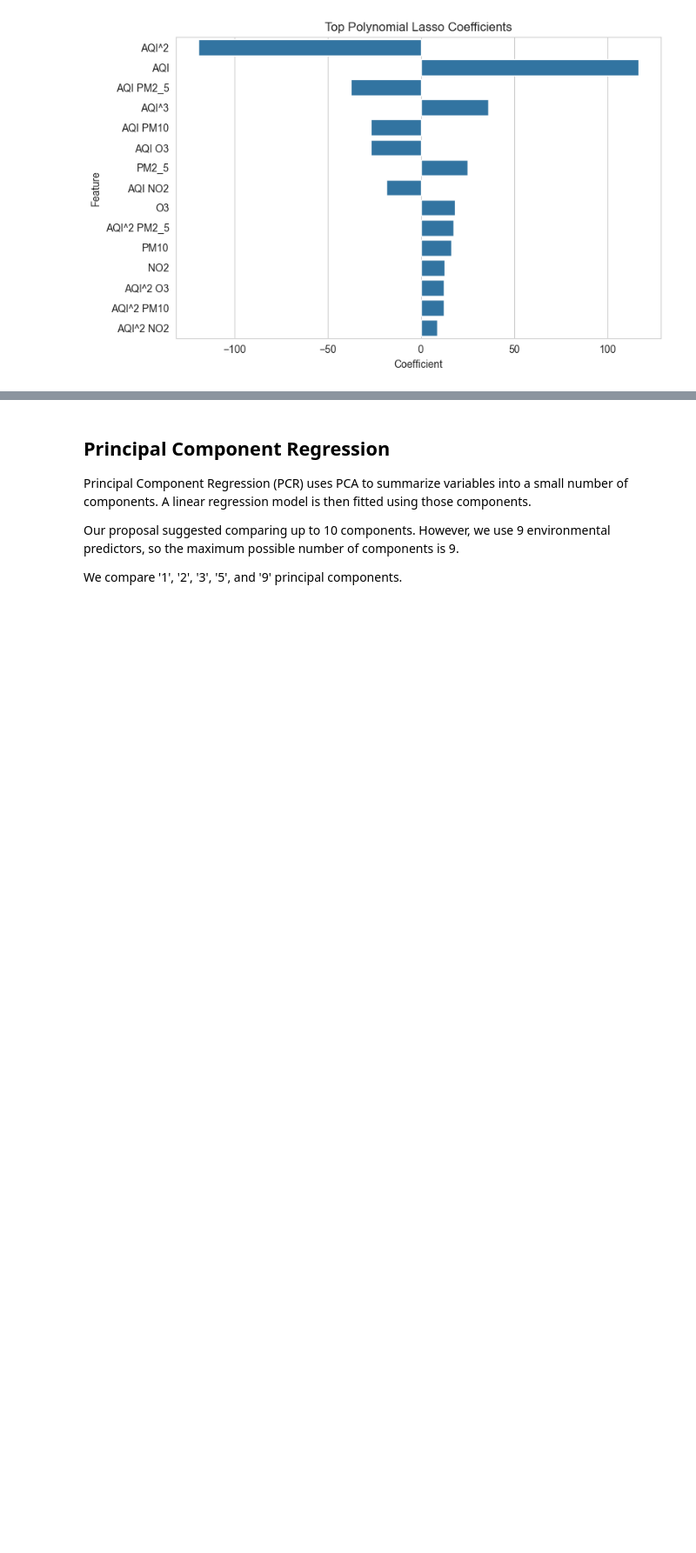
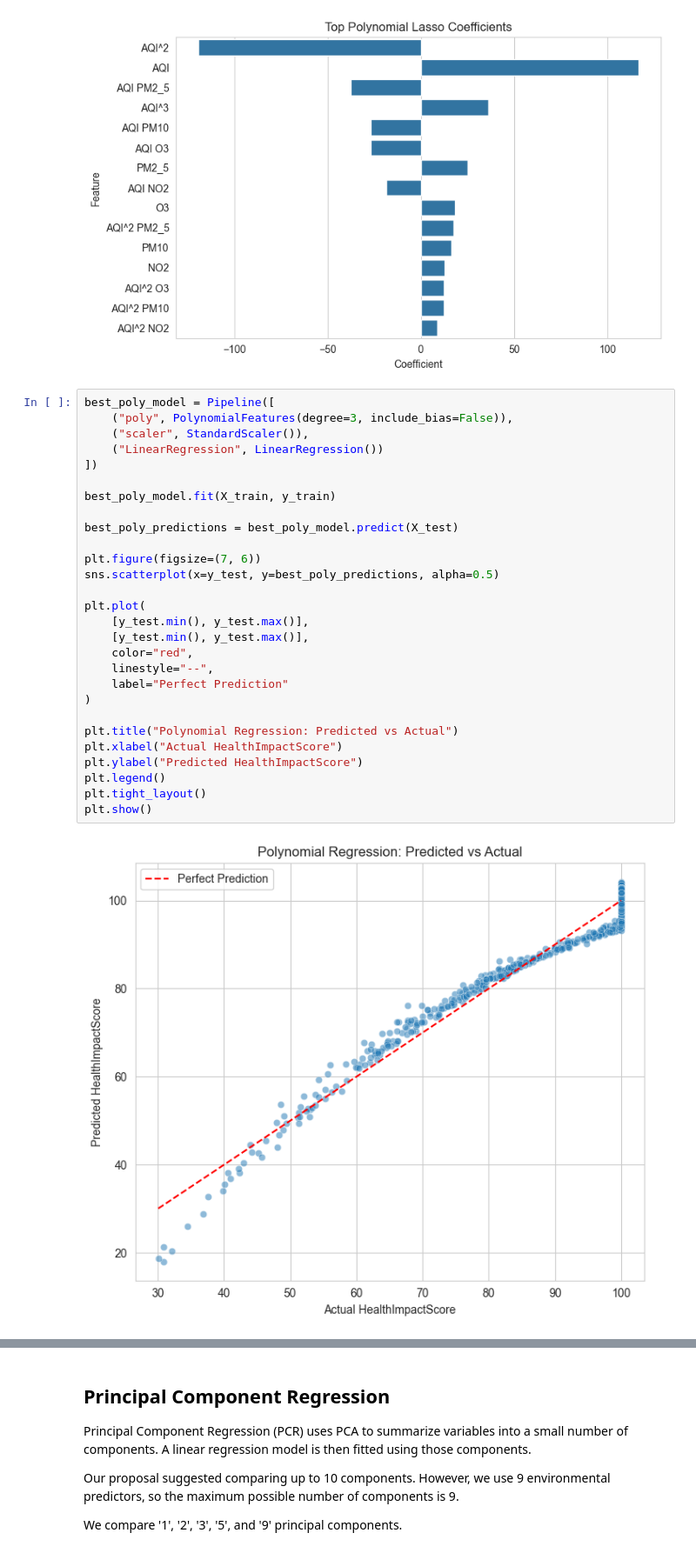
Before and after one commit to BryanR-17/COGS109-air-quality-health-impact, a Jupyter notebook: notebooks/02_regression_models.ipynb, the cells around one changed output, grey strips where cells are left out. Shown at 87% size. Saved outputs shown, nothing was run; the diff lists cells and outputs as text; blank space fills up the shorter version.

```diff
--- a/notebooks/02_regression_models.ipynb
+++ b/notebooks/02_regression_models.ipynb
@@ -384,3 +384,33 @@ plt.tight_layout()
 plt.show()
 # %% [output]
 [figure]
+# %%
+best_poly_model = Pipeline([
+    ("poly", PolynomialFeatures(degree=3, include_bias=False)),
+    ("scaler", StandardScaler()),
+    ("LinearRegression", LinearRegression())
+])
+
+best_poly_model.fit(X_train, y_train)
+
+best_poly_predictions = best_poly_model.predict(X_test)
+
+plt.figure(figsize=(7, 6))
+sns.scatterplot(x=y_test, y=best_poly_predictions, alpha=0.5)
+
+plt.plot(
+    [y_test.min(), y_test.max()],
+    [y_test.min(), y_test.max()],
+    color="red",
+    linestyle="--",
+    label="Perfect Prediction"
+)
+
+plt.title("Polynomial Regression: Predicted vs Actual")
+plt.xlabel("Actual HealthImpactScore")
+plt.ylabel("Predicted HealthImpactScore")
+plt.legend()
+plt.tight_layout()
+plt.show()
+# %% [output]
+[figure, added]
```
Also changed, not shown: parts of 2 cells of this notebook.
